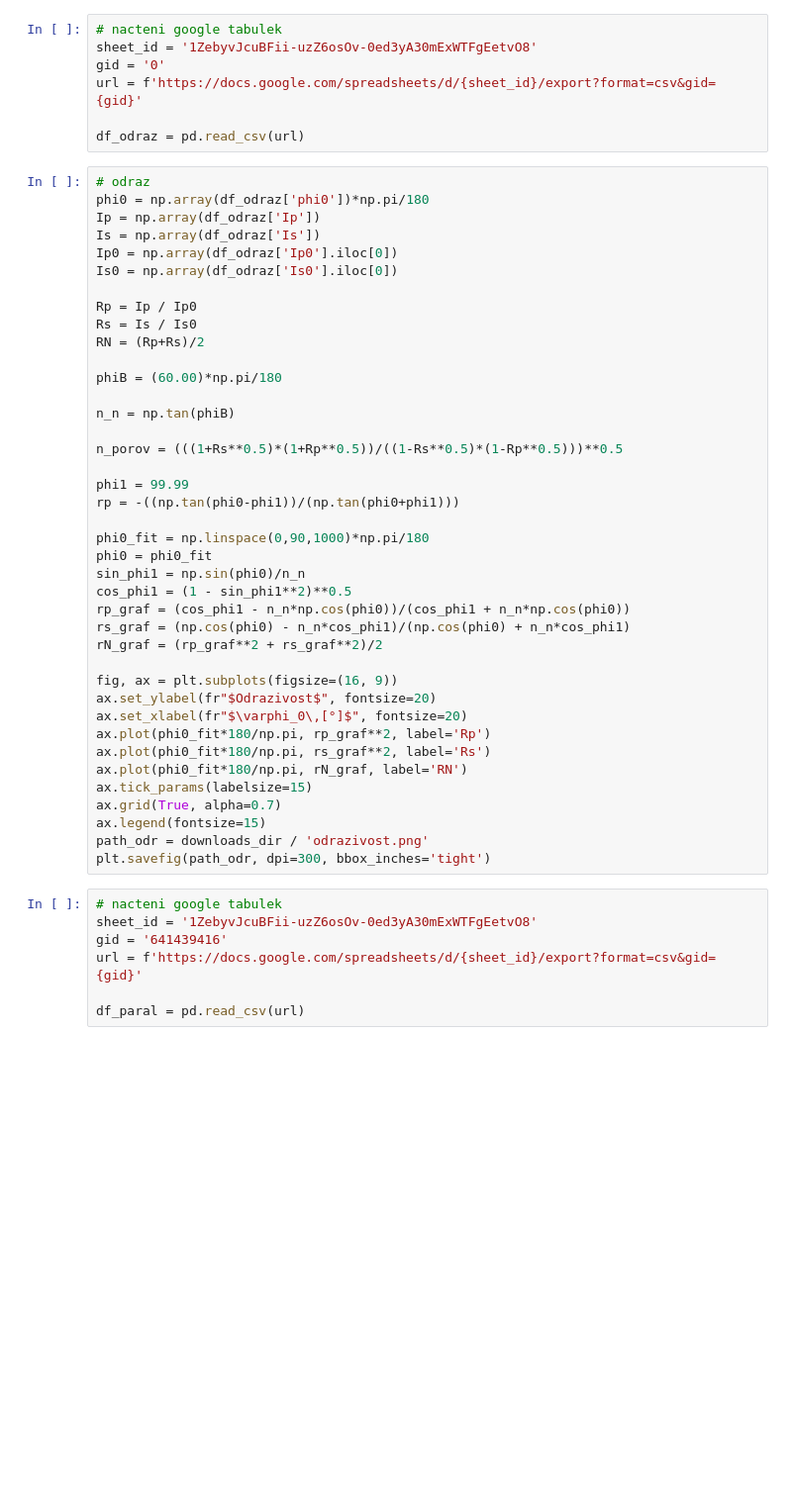
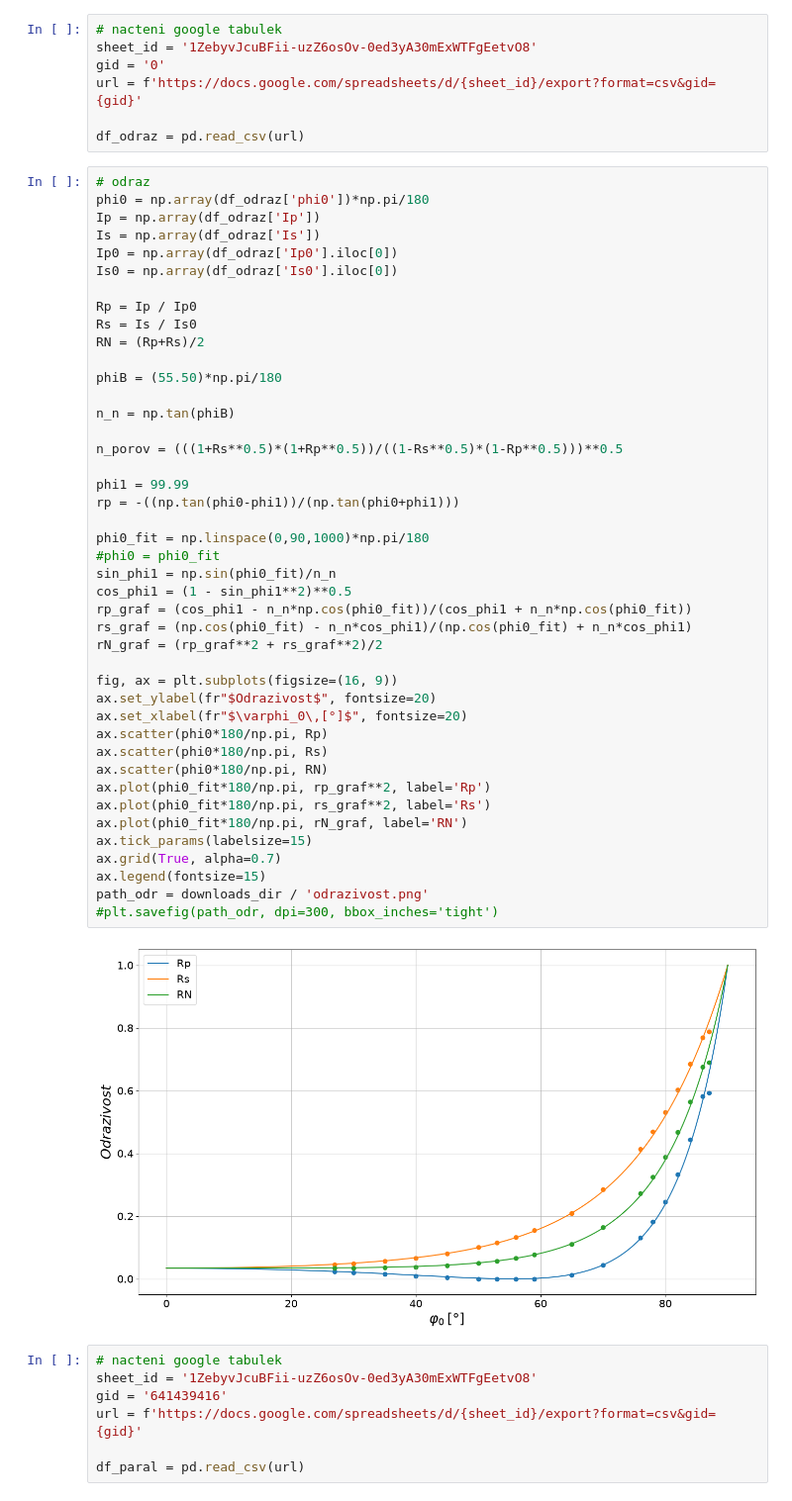
Before and after one commit to fildapanko/praktikum, a Jupyter notebook: pr2/praktikum2_07.ipynb, the cells around one changed output. Shown at 99% size. Drawn from its saved outputs; the diff is of its cells as text; blank space fills up the shorter version.

```diff
--- a/pr2/praktikum2_07.ipynb
+++ b/pr2/praktikum2_07.ipynb
@@ -65,39 +65,44 @@ Ip = np.array(df_odraz['Ip'])
 Is = np.array(df_odraz['Is'])
 Ip0 = np.array(df_odraz['Ip0'].iloc[0])
 Is0 = np.array(df_odraz['Is0'].iloc[0])
 
 Rp = Ip / Ip0
 Rs = Is / Is0
 RN = (Rp+Rs)/2
 
-phiB = (60.00)*np.pi/180
+phiB = (55.50)*np.pi/180
 
 n_n = np.tan(phiB)
 
 n_porov = (((1+Rs**0.5)*(1+Rp**0.5))/((1-Rs**0.5)*(1-Rp**0.5)))**0.5
 
 phi1 = 99.99
 rp = -((np.tan(phi0-phi1))/(np.tan(phi0+phi1)))
 
 phi0_fit = np.linspace(0,90,1000)*np.pi/180
-phi0 = phi0_fit
-sin_phi1 = np.sin(phi0)/n_n
+#phi0 = phi0_fit
+sin_phi1 = np.sin(phi0_fit)/n_n
 cos_phi1 = (1 - sin_phi1**2)**0.5
-rp_graf = (cos_phi1 - n_n*np.cos(phi0))/(cos_phi1 + n_n*np.cos(phi0))
-rs_graf = (np.cos(phi0) - n_n*cos_phi1)/(np.cos(phi0) + n_n*cos_phi1)
+rp_graf = (cos_phi1 - n_n*np.cos(phi0_fit))/(cos_phi1 + n_n*np.cos(phi0_fit))
+rs_graf = (np.cos(phi0_fit) - n_n*cos_phi1)/(np.cos(phi0_fit) + n_n*cos_phi1)
 rN_graf = (rp_graf**2 + rs_graf**2)/2
 
 fig, ax = plt.subplots(figsize=(16, 9))
 ax.set_ylabel(fr"$Odrazivost$", fontsize=20)
 ax.set_xlabel(fr"$\varphi_0\,[°]$", fontsize=20)
+ax.scatter(phi0*180/np.pi, Rp)
+ax.scatter(phi0*180/np.pi, Rs)
+ax.scatter(phi0*180/np.pi, RN)
 ax.plot(phi0_fit*180/np.pi, rp_graf**2, label='Rp')
 ax.plot(phi0_fit*180/np.pi, rs_graf**2, label='Rs')
 ax.plot(phi0_fit*180/np.pi, rN_graf, label='RN')
 ax.tick_params(labelsize=15)
 ax.grid(True, alpha=0.7)
 ax.legend(fontsize=15)
 path_odr = downloads_dir / 'odrazivost.png'
-plt.savefig(path_odr, dpi=300, bbox_inches='tight')
+#plt.savefig(path_odr, dpi=300, bbox_inches='tight')
+# %% [output]
+[figure, added]
 # %%
 # nacteni google tabulek
 sheet_id = '1ZebyvJcuBFii-uzZ6osOv-0ed3yA30mExWTFgEetvO8'
```
Also changed, not shown: parts of 1 cell of this notebook.
